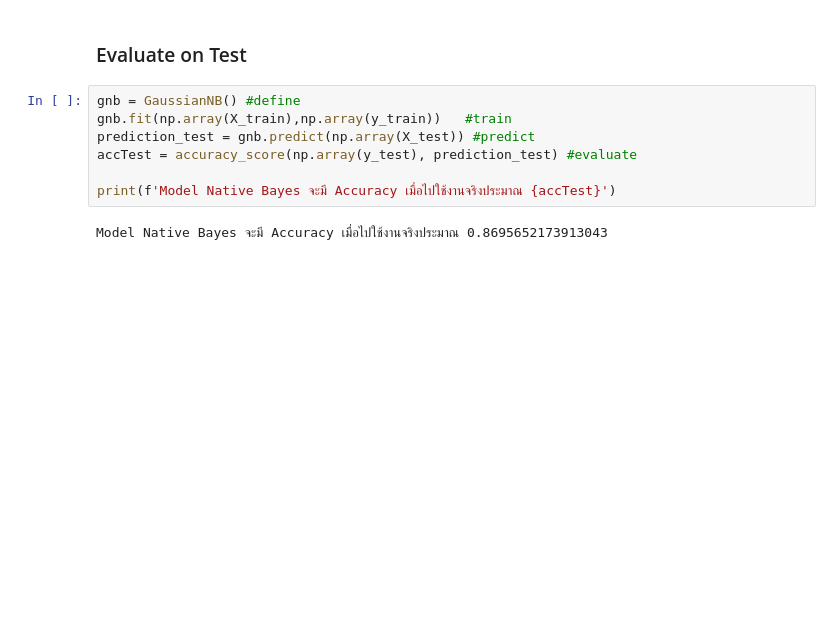
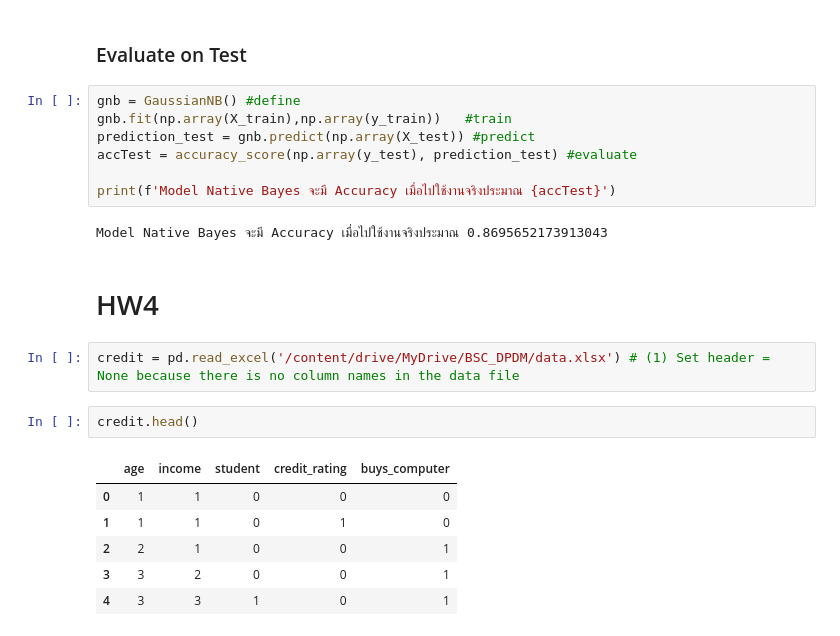
Before and after one commit to Thanatipz/BSC_DPDM23, a Jupyter notebook: Classification.ipynb, the cells around one changed output. Drawn from its saved outputs; the diff is of its cells as text; blank space fills up the shorter version.

```diff
--- a/Classification.ipynb
+++ b/Classification.ipynb
@@ -714,3 +714,16 @@ accTest = accuracy_score(np.array(y_test), prediction_test) #evaluate
 print(f'Model Native Bayes จะมี Accuracy เมื่อไปใช้งานจริงประมาณ {accTest}')
 # %% [output]
 Model Native Bayes จะมี Accuracy เมื่อไปใช้งานจริงประมาณ 0.8695652173913043
+# %% [markdown]
+# HW4
+# %%
+credit = pd.read_excel('/content/drive/MyDrive/BSC_DPDM/data.xlsx') # (1) Set header = None because there is no column names in the data file
+# %%
+credit.head()
+# %% [output]
+|  | age | income | student | credit_rating | buys_computer |
+| 0 | 1 | 1 | 0 | 0 | 0 |
+| 1 | 1 | 1 | 0 | 1 | 0 |
+| 2 | 2 | 1 | 0 | 0 | 1 |
+| 3 | 3 | 2 | 0 | 0 | 1 |
+| 4 | 3 | 3 | 1 | 0 | 1 |
```
Also changed, not shown: parts of 8 cells of this notebook.
